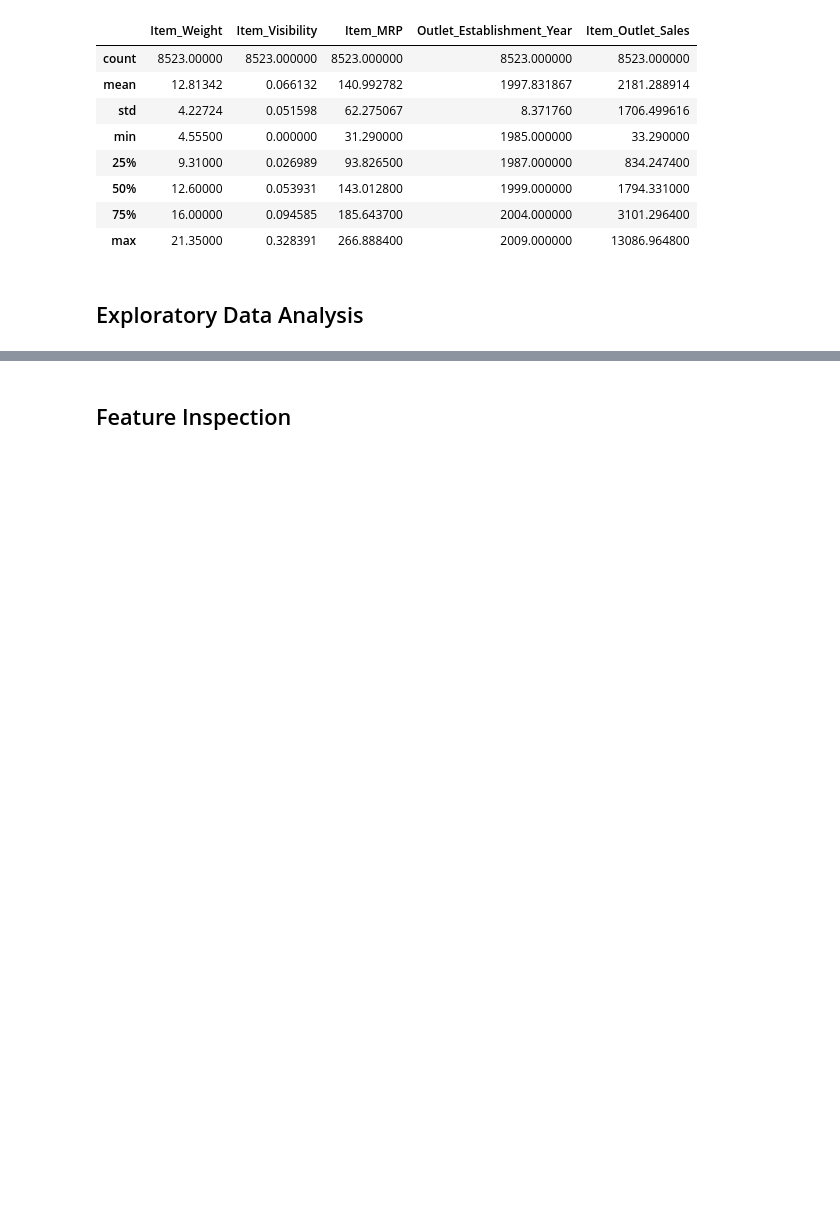
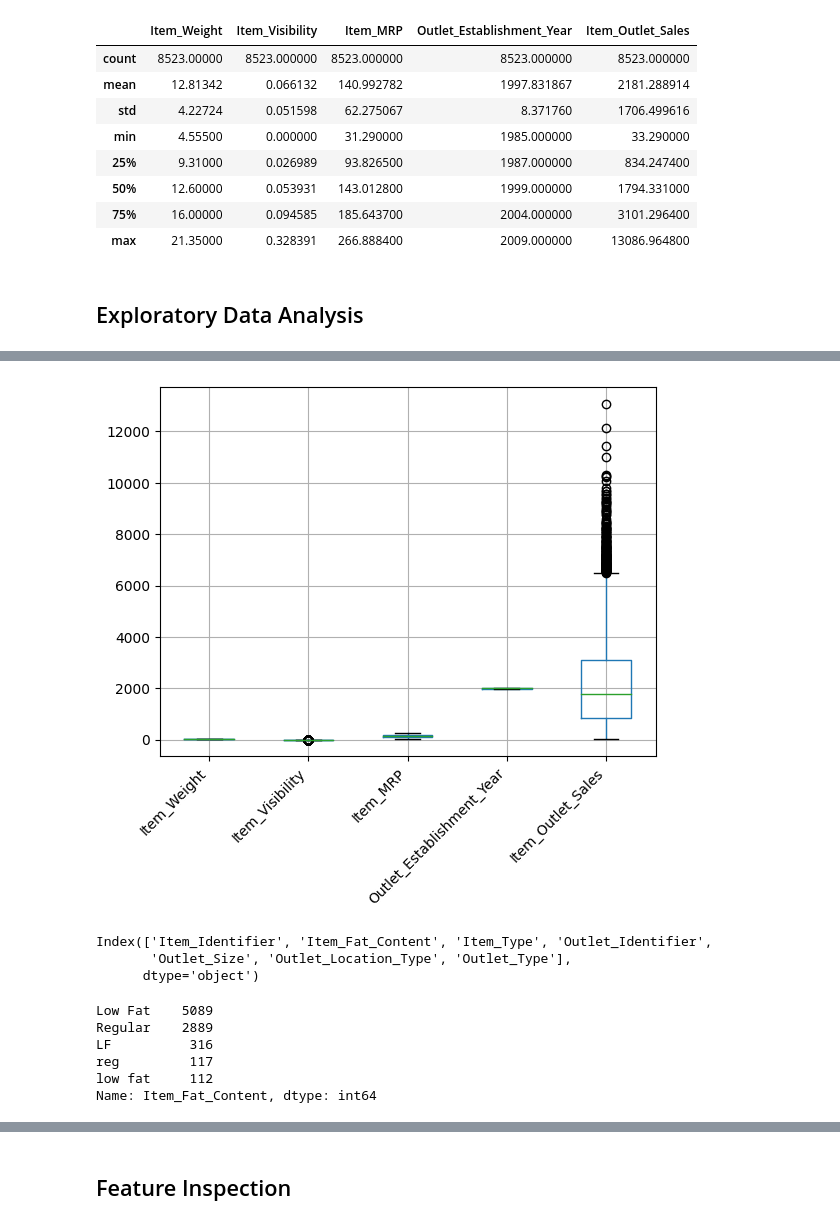
Before and after one commit to Yaman-Shadid/Prediction-of-Product-Sales, a Jupyter notebook: Prediction_of_Product_Sales.ipynb, the cells around one changed output, grey strips where cells are left out. Cells and saved outputs as stored; diff of their text form; code cells hidden in the pictures; blank space fills up the shorter version.

```diff
--- a/Prediction_of_Product_Sales.ipynb
+++ b/Prediction_of_Product_Sales.ipynb
@@ -356,0 +425,25 @@ df.describe()
+# %%
+# Boxplot
+ax = df.boxplot()
+ax.set_xticklabels(ax.get_xticklabels(), rotation=45, ha='right');
+# %% [output]
+[figure, added]
+# %%
+# Using select dtypes to get names of categorical columns
+cat_cols = df.select_dtypes('object').columns
+cat_cols
+# %% [output]
+Index(['Item_Identifier', 'Item_Fat_Content', 'Item_Type', 'Outlet_Identifier',
+       'Outlet_Size', 'Outlet_Location_Type', 'Outlet_Type'],
+      dtype='object')
+# %%
+# Saving the value counts
+val_counts_Fat_Content = df['Item_Fat_Content'].value_counts()
+val_counts_Fat_Content
+# %% [output]
+Low Fat    5089
+Regular    2889
+LF          316
+reg         117
+low fat     112
+Name: Item_Fat_Content, dtype: int64
```
Also changed, not shown: parts of 8 cells of this notebook.
